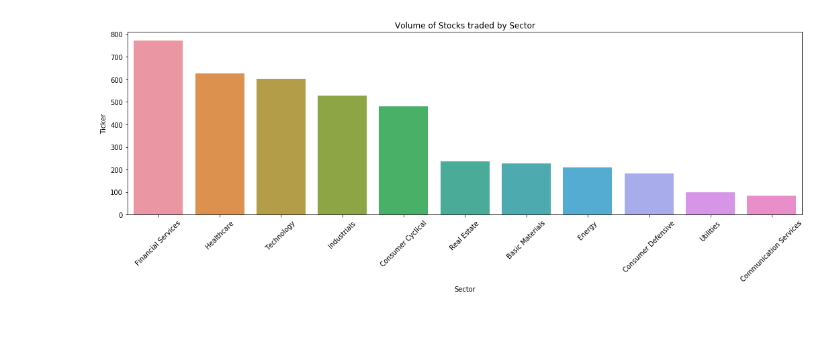
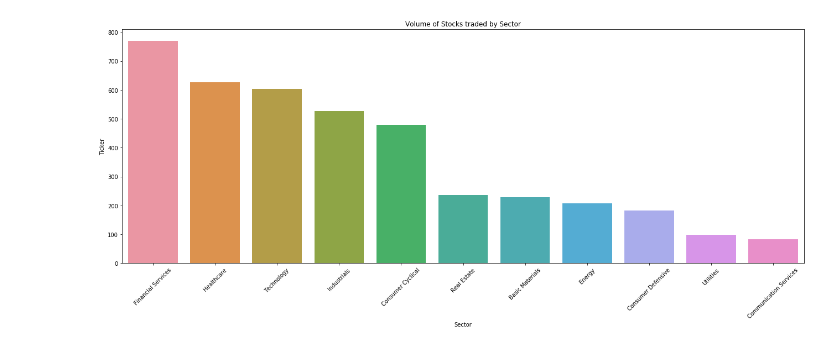
Before and after one commit to daniel-valdes/stock-eda, a Jupyter notebook: eda.ipynb, the cells around one changed output. Cells and saved outputs as stored; diff of their text form; code cells hidden in the pictures.

```diff
--- a/eda.ipynb
+++ b/eda.ipynb
@@ -34,9 +34,10 @@ df.iloc[:,40:80];
 # %%
 sector_count = pd.DataFrame(df.groupby(['Sector']).count()['Ticker']).reset_index().sort_values(by='Ticker', ascending=False)
 
-plt.figure(figsize=(18,5))
+plt.figure(figsize=(18,8))
 plt.title('Volume of Stocks traded by Sector')
 sns.barplot(x = sector_count['Sector'], y = sector_count['Ticker']).set_xticklabels(labels = sector_count['Sector'], rotation=45)
-plt.show()
+plt.tight_layout()
+# plt.savefig(os.path.join('Figures','StockVolume_Sector.png'))
 # %% [output]
-[figure, old version]
+[figure, new version]
```
Also changed, not shown: parts of 11 cells of this notebook, 2 other files.
